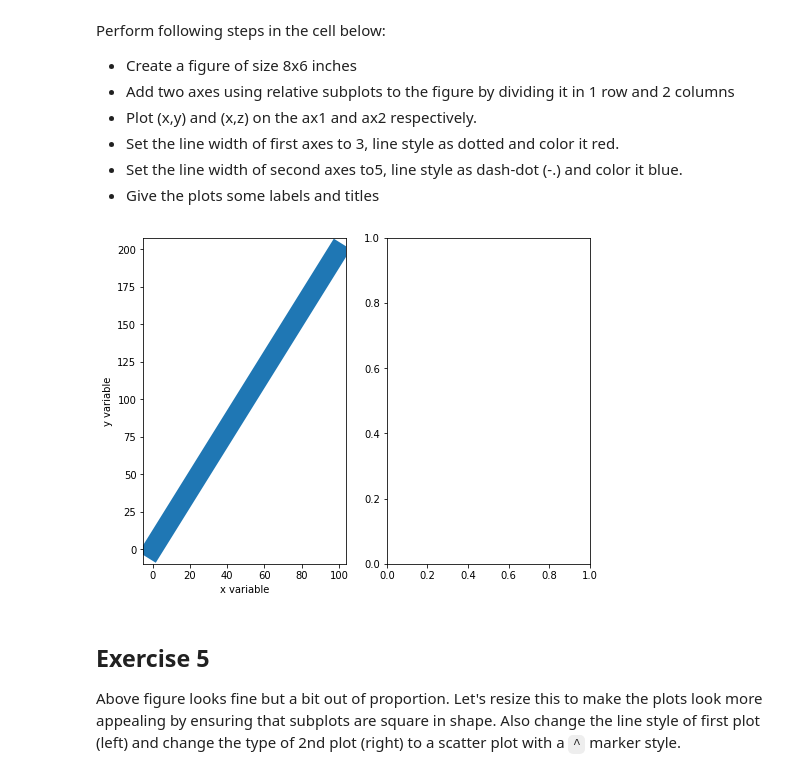
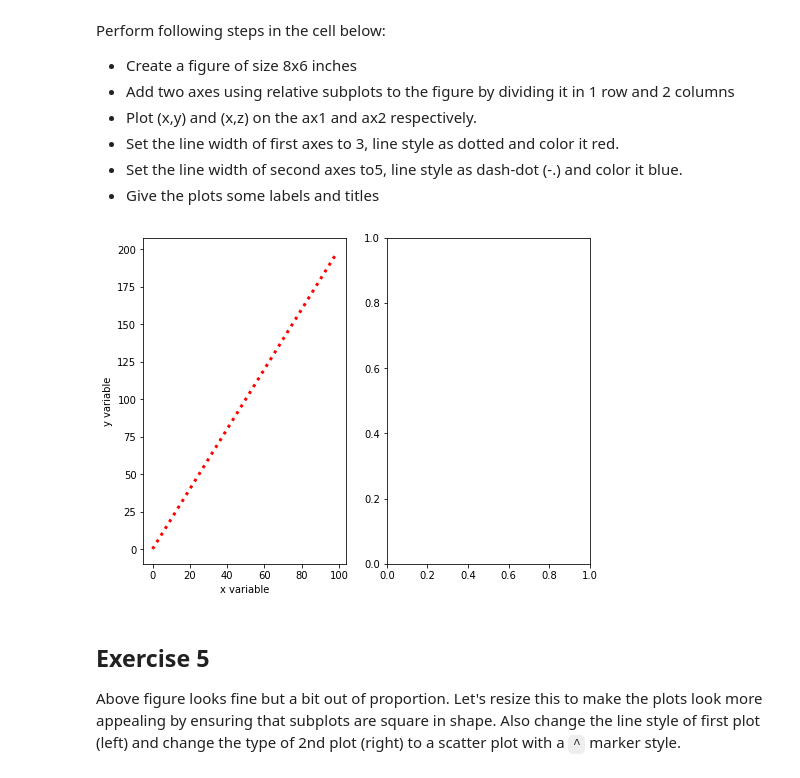
Before and after one commit to slieb74/dsc-1-03-13-customizing-visualizations-with-matplotlib-lab-nyc-career-ds-062518, a Jupyter notebook: index.ipynb, the cells around one changed output. Cells and saved outputs as stored; diff of their text form; code cells hidden in the pictures.

```diff
--- a/index.ipynb
+++ b/index.ipynb
@@ -154,17 +154,17 @@ Perform following steps in the cell below:
 # %%
 fig = plt.figure(figsize=(8,6))
 
 ax1 = fig.add_subplot(121)
 ax2 = fig.add_subplot(122)
 
-ax1.plot(x,y, lw=3)
+ax1.plot(x,y, lw=3, ls=':', c='r')
 ax1.set_xlabel('x variable')
 ax1.set_ylabel('y variable')
 
 
 plt.show()
 # %% [output]
-[figure, old version]
+[figure, new version]
 # %% [markdown]
 ## Exercise 5
 
```
